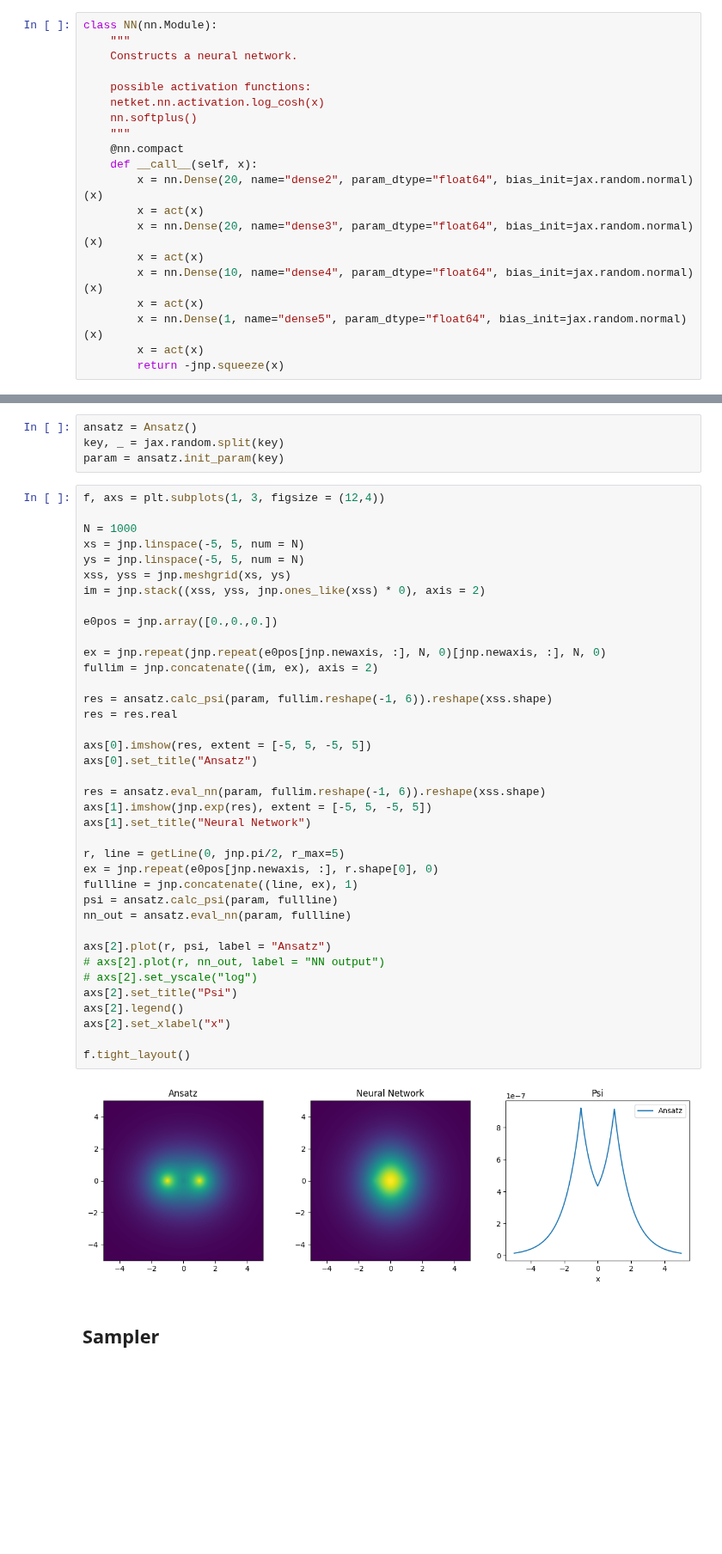
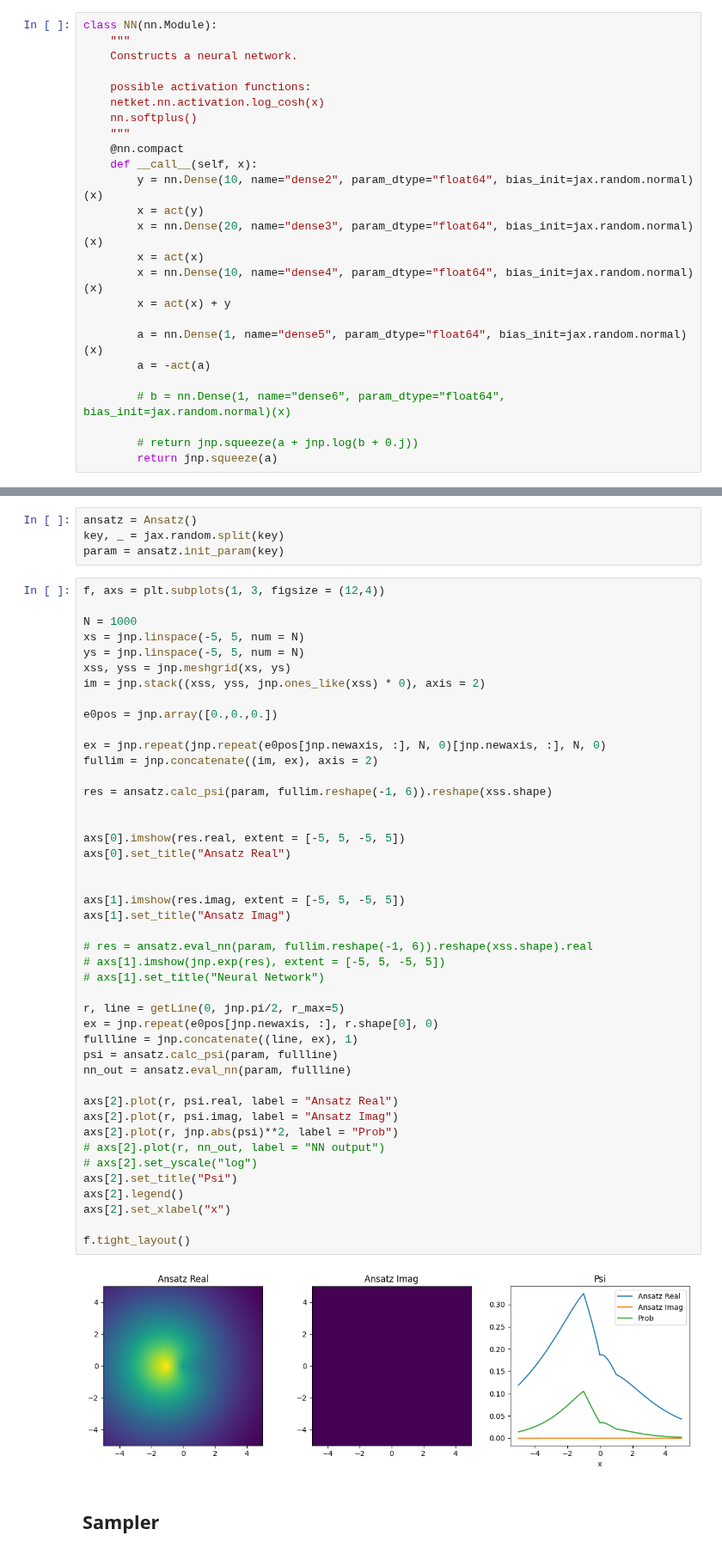
Before and after one commit to evanwonisch/NeuralQuantumStates, a Jupyter notebook: run/dihydrogen/dihydrogen_approx.ipynb, the cells around one changed output, grey strips where cells are left out. Shown at 86% size. Drawn from its saved outputs; the diff is of its cells as text; blank space fills up the shorter version.

```diff
--- a/run/dihydrogen/dihydrogen_approx.ipynb
+++ b/run/dihydrogen/dihydrogen_approx.ipynb
@@ -95,15 +95,20 @@ class NN(nn.Module):
     """
     @nn.compact
     def __call__(self, x):
-        x = nn.Dense(20, name="dense2", param_dtype="float64", bias_init=jax.random.normal)(x)
-        x = act(x)
+        y = nn.Dense(10, name="dense2", param_dtype="float64", bias_init=jax.random.normal)(x)
+        x = act(y)
         x = nn.Dense(20, name="dense3", param_dtype="float64", bias_init=jax.random.normal)(x)
         x = act(x)
         x = nn.Dense(10, name="dense4", param_dtype="float64", bias_init=jax.random.normal)(x)
-        x = act(x)
-        x = nn.Dense(1, name="dense5", param_dtype="float64", bias_init=jax.random.normal)(x)
-        x = act(x)
-        return -jnp.squeeze(x)
+        x = act(x) + y
+
+        a = nn.Dense(1, name="dense5", param_dtype="float64", bias_init=jax.random.normal)(x)
+        a = -act(a)
+
+        # b = nn.Dense(1, name="dense6", param_dtype="float64", bias_init=jax.random.normal)(x)
+
+        # return jnp.squeeze(a + jnp.log(b + 0.j))
+        return jnp.squeeze(a)
 # %% [markdown]
 ## Construct Ansatz
 # %%
@@ -184,41 +189,47 @@ f, axs = plt.subplots(1, 3, figsize = (12,4))
 
 N = 1000
 xs = jnp.linspace(-5, 5, num = N)
 ys = jnp.linspace(-5, 5, num = N)
 xss, yss = jnp.meshgrid(xs, ys)
 im = jnp.stack((xss, yss, jnp.ones_like(xss) * 0), axis = 2)
 
 e0pos = jnp.array([0.,0.,0.])
 
 ex = jnp.repeat(jnp.repeat(e0pos[jnp.newaxis, :], N, 0)[jnp.newaxis, :], N, 0)
 fullim = jnp.concatenate((im, ex), axis = 2)
 
 res = ansatz.calc_psi(param, fullim.reshape(-1, 6)).reshape(xss.shape)
-res = res.real
 
-axs[0].imshow(res, extent = [-5, 5, -5, 5])
-axs[0].set_title("Ansatz")
 
-res = ansatz.eval_nn(param, fullim.reshape(-1, 6)).reshape(xss.shape)
-axs[1].imshow(jnp.exp(res), extent = [-5, 5, -5, 5])
-axs[1].set_title("Neural Network")
+axs[0].imshow(res.real, extent = [-5, 5, -5, 5])
+axs[0].set_title("Ansatz Real")
+
+
+axs[1].imshow(res.imag, extent = [-5, 5, -5, 5])
+axs[1].set_title("Ansatz Imag")
+
+# res = ansatz.eval_nn(param, fullim.reshape(-1, 6)).reshape(xss.shape).real
+# axs[1].imshow(jnp.exp(res), extent = [-5, 5, -5, 5])
+# axs[1].set_title("Neural Network")
 
 r, line = getLine(0, jnp.pi/2, r_max=5)
 ex = jnp.repeat(e0pos[jnp.newaxis, :], r.shape[0], 0)
 fullline = jnp.concatenate((line, ex), 1)
 psi = ansatz.calc_psi(param, fullline)
 nn_out = ansatz.eval_nn(param, fullline)
 
-axs[2].plot(r, psi, label = "Ansatz")
+axs[2].plot(r, psi.real, label = "Ansatz Real")
+axs[2].plot(r, psi.imag, label = "Ansatz Imag")
+axs[2].plot(r, jnp.abs(psi)**2, label = "Prob")
 # axs[2].plot(r, nn_out, label = "NN output")
 # axs[2].set_yscale("log")
 axs[2].set_title("Psi")
 axs[2].legend()
 axs[2].set_xlabel("x")
 
 f.tight_layout()
 # %% [output]
-[figure, old version]
+[figure, new version]
 # %% [markdown]
 ## Sampler
 # %%
```
Also changed, not shown: parts of 8 cells of this notebook, 4 other files.
